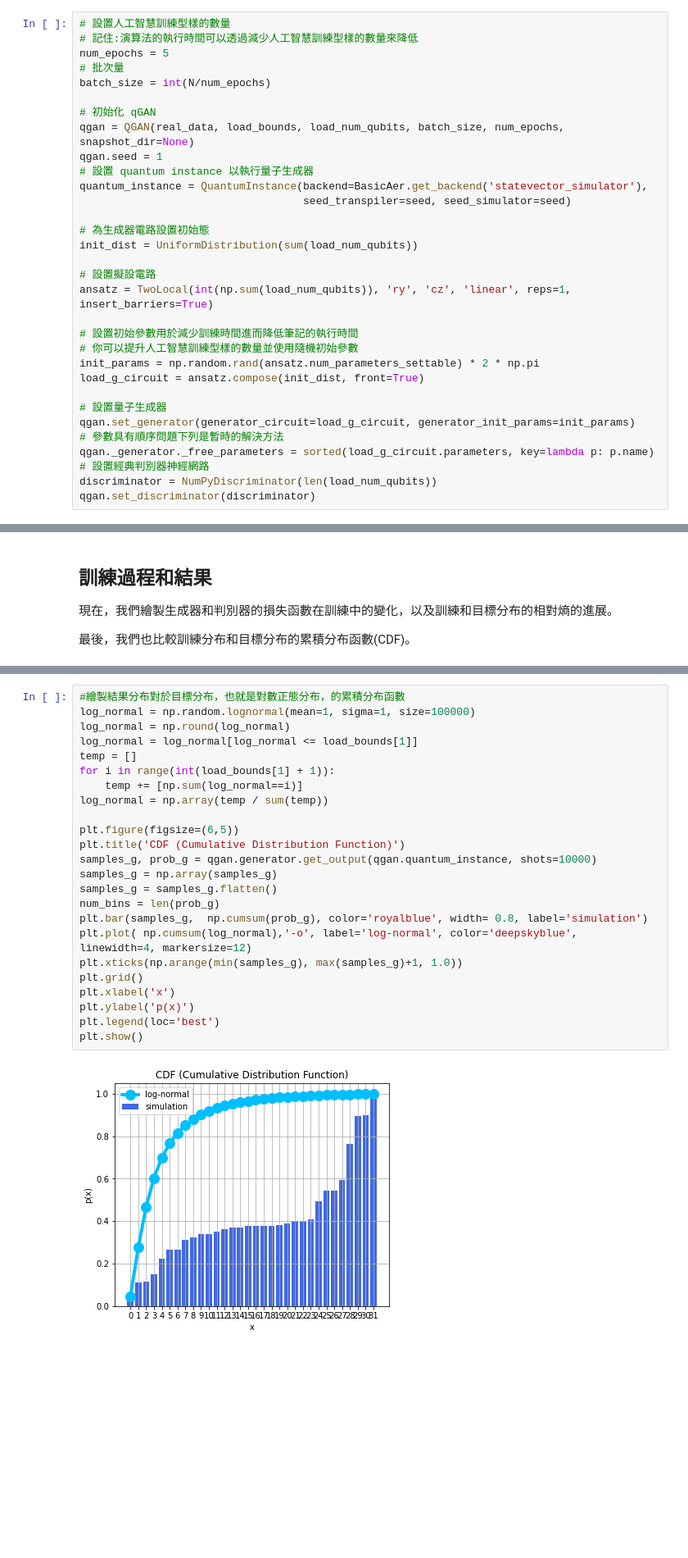
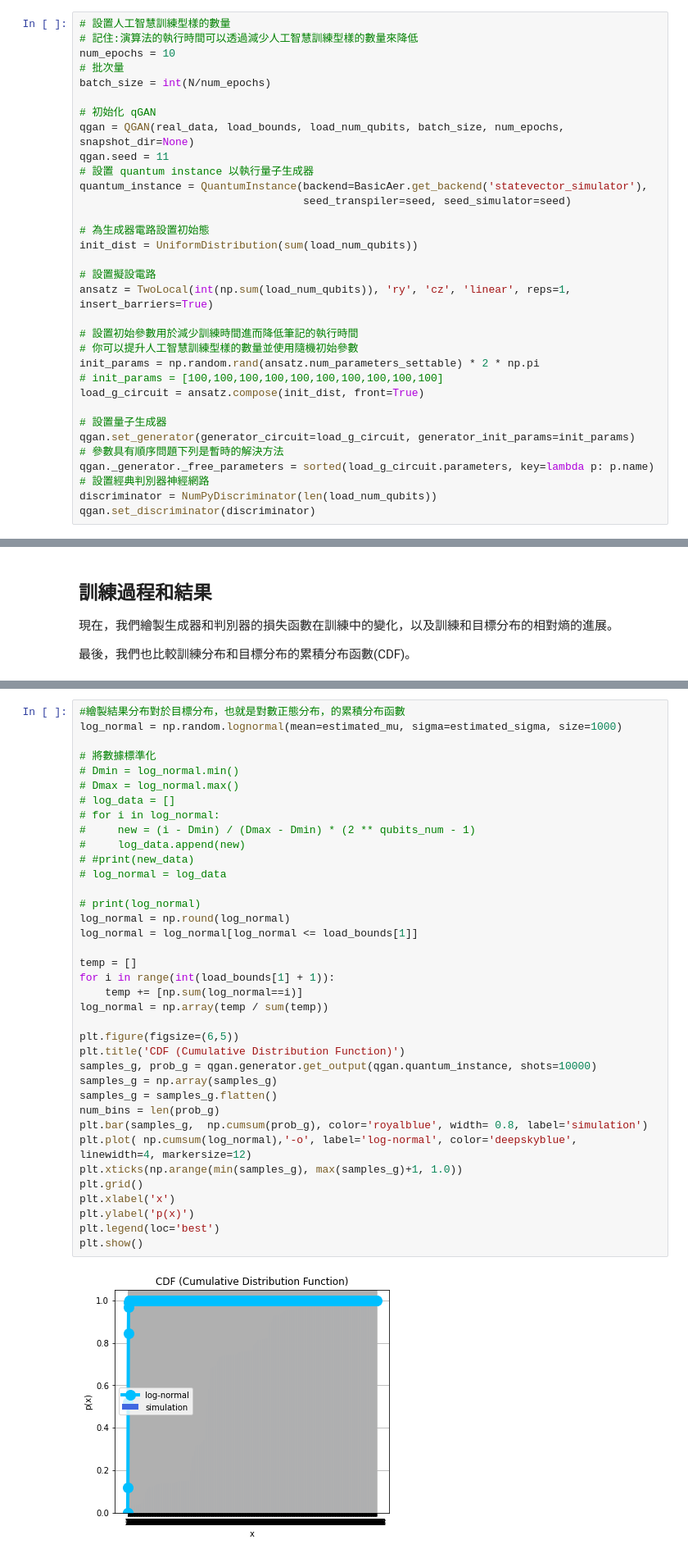
Before and after one commit to showhandss/qGan_new_energy, a Jupyter notebook: qgan load & pricing.ipynb, the cells around one changed output, grey strips where cells are left out. Shown at 82% size. Drawn from its saved outputs; the diff is of its cells as text; blank space fills up the shorter version.

Commit message:
Data normalization

```diff
--- a/qgan load & pricing.ipynb
+++ b/qgan load & pricing.ipynb
@@ -93,13 +115,13 @@ qGAN 包括一個量子生成器 $G_\theta$ ，即是一個擬設，和一個經
 # %%
 # 設置人工智慧訓練型樣的數量
 # 記住:演算法的執行時間可以透過減少人工智慧訓練型樣的數量來降低
-num_epochs = 5
+num_epochs = 10
 # 批次量
 batch_size = int(N/num_epochs)
 
 # 初始化 qGAN
 qgan = QGAN(real_data, load_bounds, load_num_qubits, batch_size, num_epochs, snapshot_dir=None)
-qgan.seed = 1
+qgan.seed = 11
 # 設置 quantum instance 以執行量子生成器
 quantum_instance = QuantumInstance(backend=BasicAer.get_backend('statevector_simulator'),
                                    seed_transpiler=seed, seed_simulator=seed)
@@ -113,6 +135,7 @@ ansatz = TwoLocal(int(np.sum(load_num_qubits)), 'ry', 'cz', 'linear', reps=1, in
 # 設置初始參數用於減少訓練時間進而降低筆記的執行時間
 # 你可以提升人工智慧訓練型樣的數量並使用隨機初始參數
 init_params = np.random.rand(ansatz.num_parameters_settable) * 2 * np.pi
+# init_params = [100,100,100,100,100,100,100,100,100,100]
 load_g_circuit = ansatz.compose(init_dist, front=True)
 
 # 設置量子生成器
@@ -194,29 +225,42 @@ plt.show()
 # %%
 #繪製結果分布對於目標分布，也就是對數正態分布，的累積分布函數
-log_normal = np.random.lognormal(mean=1, sigma=1, size=100000)
+log_normal = np.random.lognormal(mean=estimated_mu, sigma=estimated_sigma, size=1000)
+
+# 將數據標準化
+# Dmin = log_normal.min()
+# Dmax = log_normal.max()
+# log_data = []
+# for i in log_normal:
+#     new = (i - Dmin) / (Dmax - Dmin) * (2 ** qubits_num - 1)
+#     log_data.append(new)
+# #print(new_data)
+# log_normal = log_data
+
+# print(log_normal)
 log_normal = np.round(log_normal)
 log_normal = log_normal[log_normal <= load_bounds[1]]
+
 temp = []
 for i in range(int(load_bounds[1] + 1)):
     temp += [np.sum(log_normal==i)]
 log_normal = np.array(temp / sum(temp))
 
 plt.figure(figsize=(6,5))
 plt.title('CDF (Cumulative Distribution Function)')
 samples_g, prob_g = qgan.generator.get_output(qgan.quantum_instance, shots=10000)
 samples_g = np.array(samples_g)
 samples_g = samples_g.flatten()
 num_bins = len(prob_g)
 plt.bar(samples_g,  np.cumsum(prob_g), color='royalblue', width= 0.8, label='simulation')
 plt.plot( np.cumsum(log_normal),'-o', label='log-normal', color='deepskyblue', linewidth=4, markersize=12)
 plt.xticks(np.arange(min(samples_g), max(samples_g)+1, 1.0))
 plt.grid()
 plt.xlabel('x')
 plt.ylabel('p(x)')
 plt.legend(loc='best')
 plt.show()
 # %% [output]
-[figure, old version]
+[figure, new version]
 # %% [markdown]
 # 使用量子生成對抗網路為期權定價
 
```
Also changed, not shown: parts of 11 cells of this notebook, 3 other files.
